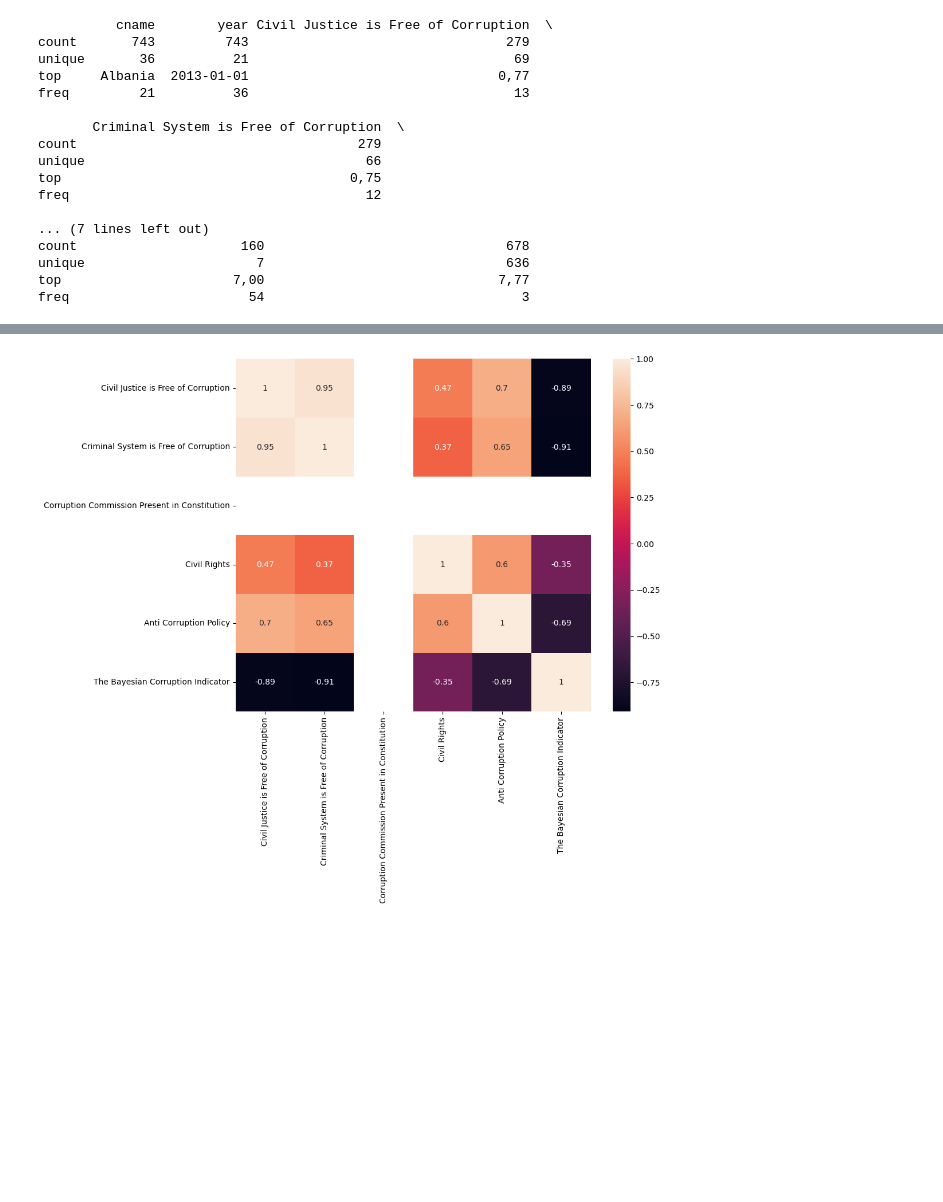
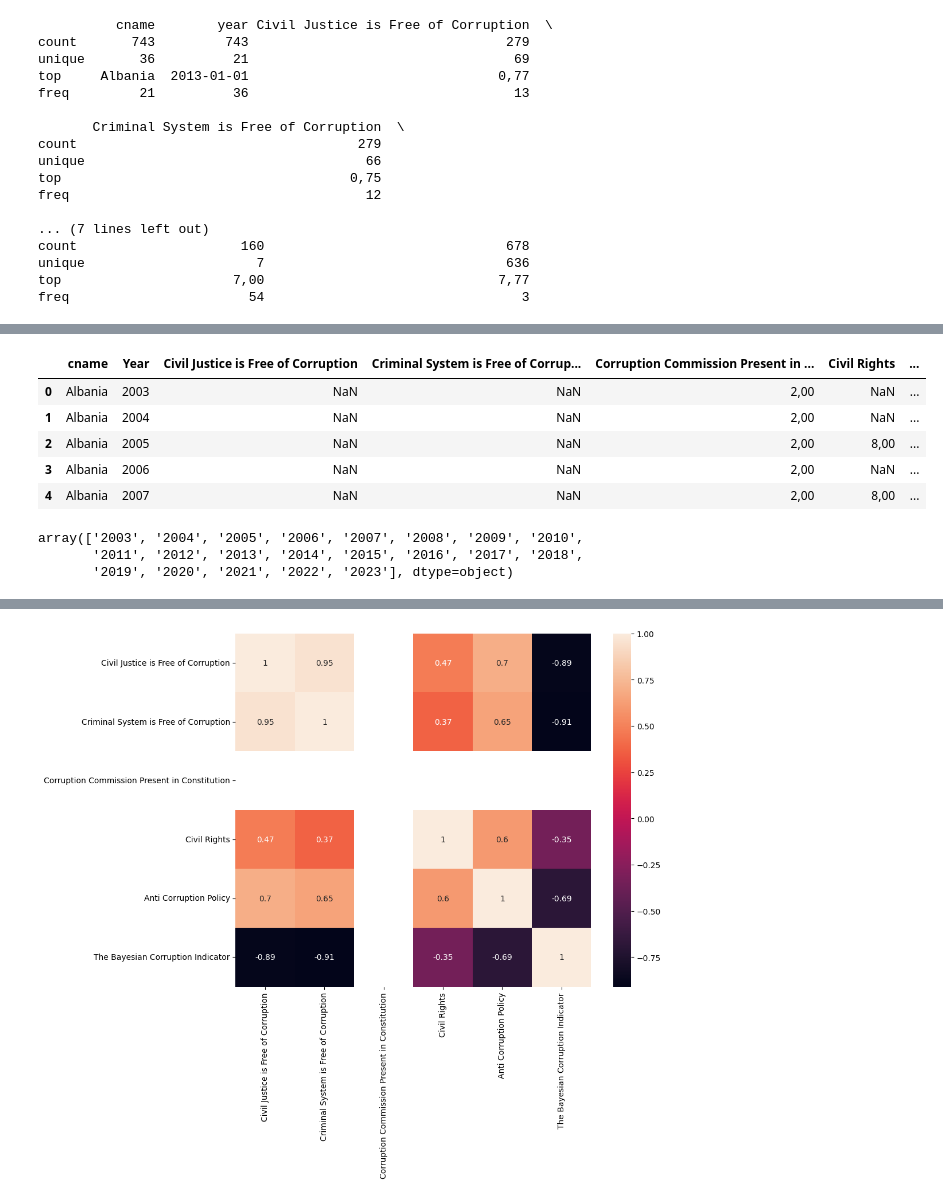
Before and after one commit to gonlyplease/corruption_analysis_europe, a Jupyter notebook: notebooks/exploring_oecd.ipynb, the cells around one changed output, grey strips where cells are left out. Cells and saved outputs as stored; diff of their text form; code cells hidden in the pictures; blank space fills up the shorter version.

Commit message:
Reworking the exxploring oecd approach to better fit the main nb

```diff
--- a/notebooks/exploring_oecd.ipynb
+++ b/notebooks/exploring_oecd.ipynb
@@ -53,0 +42,3 @@ dtype: int64
+# %%
+oecd_data.rename(columns={'year': 'Year'}, inplace=True)
+oecd_data.info()
@@ -53,0 +61,16 @@ dtype: int64
+# %%
+oecd_data['Year'] = pd.to_datetime(oecd_data['Year']).dt.strftime('%Y')
+oecd_data.head()
+# %% [output]
+|  | cname | Year | Civil Justice is Free of Corruption | Criminal System is Free of Corrup... | Corruption Commission Present in ... | Civil Rights | ... |
+| 0 | Albania | 2003 | NaN | NaN | 2,00 | NaN | ... |
+| 1 | Albania | 2004 | NaN | NaN | 2,00 | NaN | ... |
+| 2 | Albania | 2005 | NaN | NaN | 2,00 | 8,00 | ... |
+| 3 | Albania | 2006 | NaN | NaN | 2,00 | NaN | ... |
+| 4 | Albania | 2007 | NaN | NaN | 2,00 | 8,00 | ... |
+# %%
+oecd_data["Year"].unique()
+# %% [output]
+array(['2003', '2004', '2005', '2006', '2007', '2008', '2009', '2010',
+       '2011', '2012', '2013', '2014', '2015', '2016', '2017', '2018',
+       '2019', '2020', '2021', '2022', '2023'], dtype=object)
```
Also changed, not shown: parts of 14 cells of this notebook, 1 other file.
